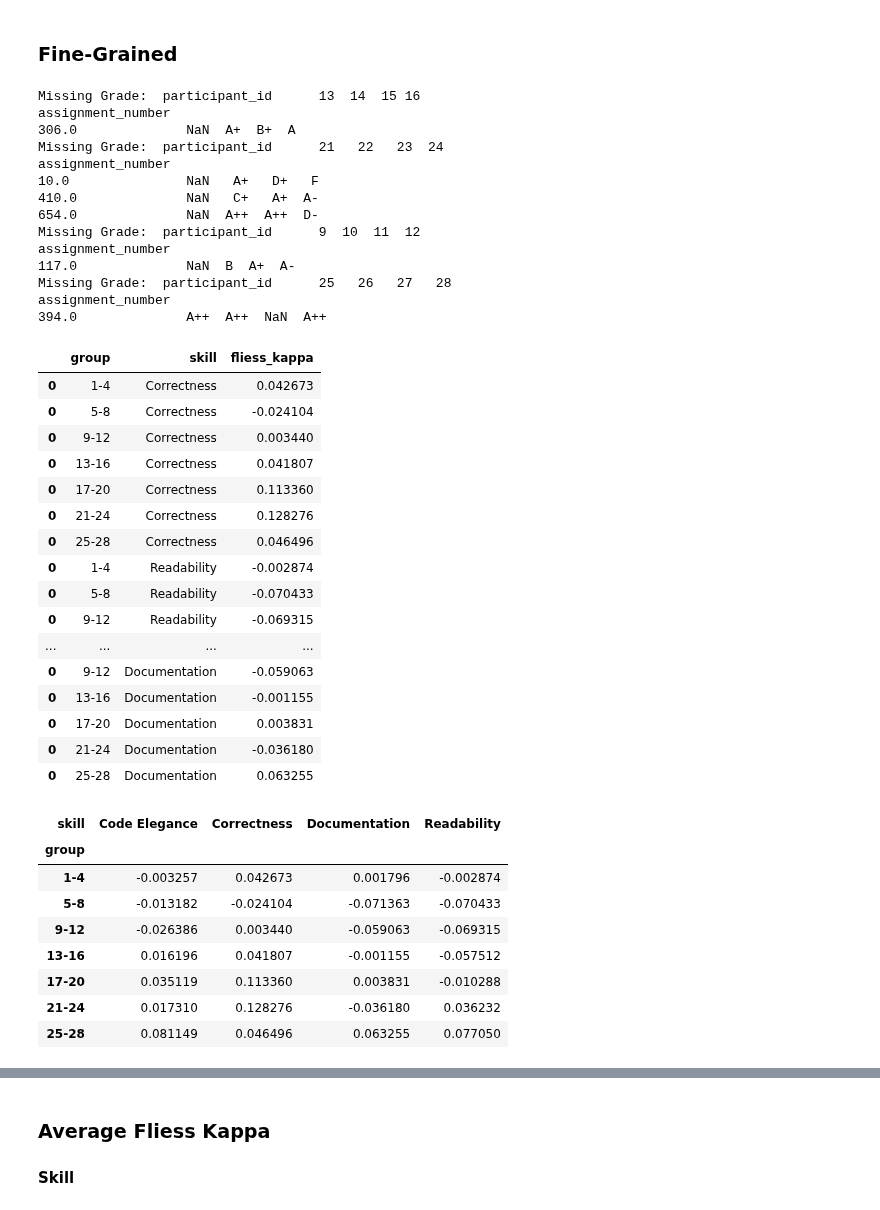
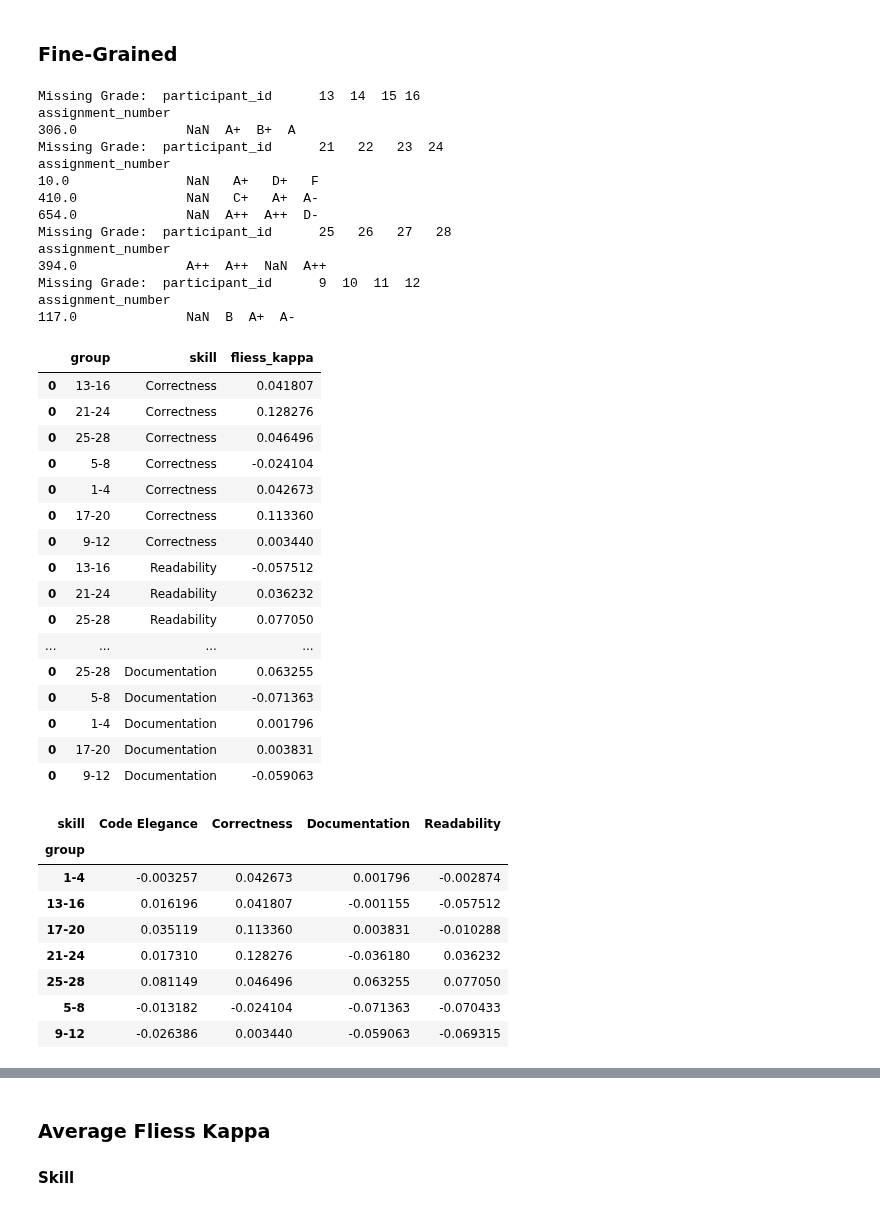
Before and after one commit to m-messer/Consistency_In_Grading_Analysis, a Jupyter notebook: grades_analysis.ipynb, the cells around one changed output, grey strips where cells are left out. Drawn from its saved outputs; the diff is of its cells as text; code cells hidden in the pictures.

```diff
--- a/grades_analysis.ipynb
+++ b/grades_analysis.ipynb
@@ -17,5 +20,21 @@ yellow = (220/255, 205/255, 125/255)
 # %% [markdown]
 # Grade Analysis
+# %%
+def apply_group(id):
+    if id in [1, 2, 3, 4]:
+        return '1-4'
+    elif id in [5, 6, 7, 8]:
+        return '5-8'
+    elif id in [9, 10, 11, 12]:
+        return '9-12'
+    elif id in [13, 14, 15, 16]:
+        return '13-16'
+    elif id in [17, 18, 19, 20]:
+        return '17-20'
+    elif id in [21, 22, 23, 24]:
+        return '21-24'
+    else:
+        return '25-28'
 # %%
 grade_df = pd.read_csv('Menagerie/data/grades.csv', index_col=0)
 grade_df = grade_df[~grade_df['grade'].isnull()]
@@ -25,6 +44,10 @@ grade_df['grade'] = pd.Categorical(grade_df['grade'],
                                           'C+', 'C', 'C-',
                                           'D+', 'D', 'D-',
                                           'F', 'NAN'])
+
+grade_df['group'] = grade_df['participant_id'].apply(apply_group)
+grade_df['group'] = pd.Categorical(grade_df['group'], ['1-4', '5-8', '9-12', '13-16', '17-20', '21-24', '25-28'])
+
 # Removed as this was accidentally duplicated
 grade_df = grade_df[grade_df['assignment_number'] != 105]
 grade_df
@@ -45,9 +68,9 @@ grade_df
 # %% [markdown]
 # Inter-Rater Analysis
 # %%
-def calculate_fleiss_kappa(skill, participant_list, grade_col):
-    skill_df = grade_df[grade_df['skill'] == skill][['participant_id', 'assignment_number', grade_col]]
-    group_df = skill_df[skill_df['participant_id'].isin(participant_list)].sort_values(by='participant_id')
+def calculate_fleiss_kappa(skill, group, grade_col):
+    skill_df = grade_df[grade_df['skill'] == skill][['participant_id', 'assignment_number', 'group', grade_col]]
+    group_df = skill_df[skill_df['group'] == group].sort_values(by='participant_id')
     pivot = group_df.pivot(index='assignment_number', columns='participant_id', values=grade_col)
     if any(pivot.isna().any(axis=1)):
         print('Missing Grade: ', pivot[pivot.isna().any(axis=1)])
@@ -59,12 +82,10 @@ def calculate_all_fleiss_kappa(grade_col):
     results_df = None
 
     for skill in ['Correctness', 'Readability', 'Code Elegance', 'Documentation']:
-        for i in range(1, 28, 4):
-            group = list(range(i, i + 4))
-            group_str = str(group[0]) + '-' + str(group[-1])
+        for group in grade_df['group'].unique():
             try:
                 results_df = pd.concat([results_df, pd.DataFrame({
-                                        'group': group_str,
+                                        'group': group,
                                         'skill': skill,
                                         'fliess_kappa': calculate_fleiss_kappa(skill, group, grade_col)}, index=[0])])
             except ValueError:
@@ -75,40 +96,39 @@ def calculate_all_fleiss_kappa(grade_col):
 ### Fine-Grained
 # %%
 fine_df = calculate_all_fleiss_kappa('grade')
-fine_df['group'] = pd.Categorical(fine_df['group'], ['1-4', '5-8', '9-12', '13-16', '17-20', '21-24', '25-28'])
 fine_df
 # %% [output]
 Missing Grade:  participant_id      13  14  15 16
 assignment_number
 306.0              NaN  A+  B+  A
 Missing Grade:  participant_id      21   22   23  24
 assignment_number
 10.0               NaN   A+   D+   F
 410.0              NaN   C+   A+  A-
 654.0              NaN  A++  A++  D-
+Missing Grade:  participant_id      25   26   27   28
+assignment_number
+394.0              A++  A++  NaN  A++
 Missing Grade:  participant_id      9  10  11  12
 assignment_number
 117.0              NaN  B  A+  A-
-Missing Grade:  participant_id      25   26   27   28
-assignment_number
-394.0              A++  A++  NaN  A++
 |  | group | skill | fliess_kappa |
-| 0 | 1-4 | Correctness | 0.042673 |
-| 0 | 5-8 | Correctness | -0.024104 |
-| 0 | 9-12 | Correctness | 0.003440 |
 | 0 | 13-16 | Correctness | 0.041807 |
-| 0 | 17-20 | Correctness | 0.113360 |
 | 0 | 21-24 | Correctness | 0.128276 |
 | 0 | 25-28 | Correctness | 0.046496 |
-| 0 | 1-4 | Readability | -0.002874 |
-| 0 | 5-8 | Readability | -0.070433 |
-| 0 | 9-12 | Readability | -0.069315 |
+| 0 | 5-8 | Correctness | -0.024104 |
+| 0 | 1-4 | Correctness | 0.042673 |
+| 0 | 17-20 | Correctness | 0.113360 |
+| 0 | 9-12 | Correctness | 0.003440 |
+| 0 | 13-16 | Readability | -0.057512 |
+| 0 | 21-24 | Readability | 0.036232 |
+| 0 | 25-28 | Readability | 0.077050 |
 | ... | ... | ... | ... |
+| 0 | 25-28 | Documentation | 0.063255 |
+| 0 | 5-8 | Documentation | -0.071363 |
+| 0 | 1-4 | Documentation | 0.001796 |
+| 0 | 17-20 | Documentation | 0.003831 |
 | 0 | 9-12 | Documentation | -0.059063 |
-| 0 | 13-16 | Documentation | -0.001155 |
-| 0 | 17-20 | Documentation | 0.003831 |
-| 0 | 21-24 | Documentation | -0.036180 |
-| 0 | 25-28 | Documentation | 0.063255 |
 # %%
 fine_pivot = fine_df.sort_values(by='group').pivot(index='group', columns='skill', values='fliess_kappa')
 fine_pivot
@@ -116,12 +136,12 @@ fine_pivot
 | skill | Code Elegance | Correctness | Documentation | Readability |
 | group |  |  |  |  |
 | 1-4 | -0.003257 | 0.042673 | 0.001796 | -0.002874 |
-| 5-8 | -0.013182 | -0.024104 | -0.071363 | -0.070433 |
-| 9-12 | -0.026386 | 0.003440 | -0.059063 | -0.069315 |
 | 13-16 | 0.016196 | 0.041807 | -0.001155 | -0.057512 |
 | 17-20 | 0.035119 | 0.113360 | 0.003831 | -0.010288 |
 | 21-24 | 0.017310 | 0.128276 | -0.036180 | 0.036232 |
 | 25-28 | 0.081149 | 0.046496 | 0.063255 | 0.077050 |
+| 5-8 | -0.013182 | -0.024104 | -0.071363 | -0.070433 |
+| 9-12 | -0.026386 | 0.003440 | -0.059063 | -0.069315 |
 # %%
 g = sns.heatmap(fine_pivot, annot=True, cmap=sns.color_palette("mako", as_cmap=True), square=True, vmin=-0.1, vmax=1)
 g.get_figure().savefig('plots/fleiss_kappa_fine.pdf', bbox_inches='tight')
```
Also changed, not shown: parts of 13 cells of this notebook.
